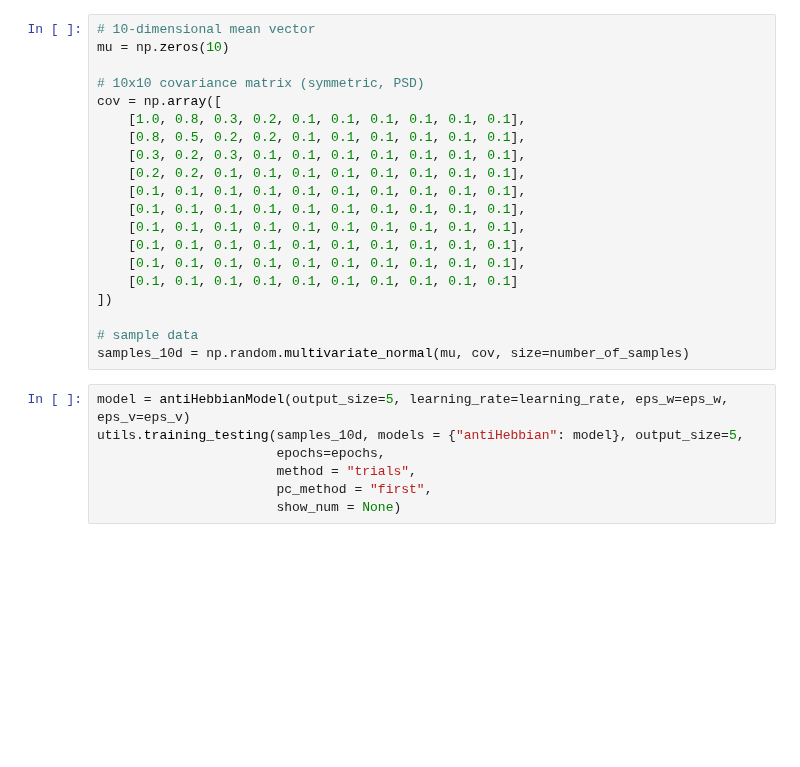
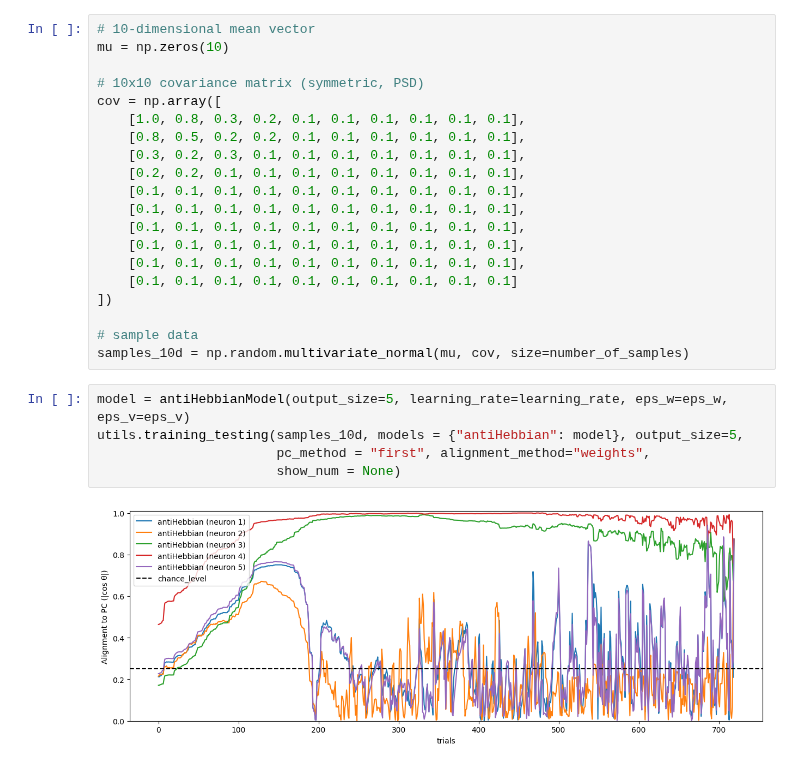
Before and after one commit to neuralalgorithms/representational-drift, a Jupyter notebook: second_layer_hebbian.ipynb, the cells around one changed output. Cells and saved outputs as stored; diff of their text form; blank space fills up the shorter version.

```diff
--- a/second_layer_hebbian.ipynb
+++ b/second_layer_hebbian.ipynb
@@ -201,7 +236,7 @@ samples_10d = np.random.multivariate_normal(mu, cov, size=number_of_samples)
 # %%
 model = antiHebbianModel(output_size=5, learning_rate=learning_rate, eps_w=eps_w, eps_v=eps_v)
 utils.training_testing(samples_10d, models = {"antiHebbian": model}, output_size=5,
-                       epochs=epochs,
-                       method = "trials",
-                       pc_method = "first",
+                       pc_method = "first", alignment_method="weights",
                        show_num = None)
+# %% [output]
+[figure, added]
```
Also changed, not shown: parts of 6 cells of this notebook, 3 other files.
